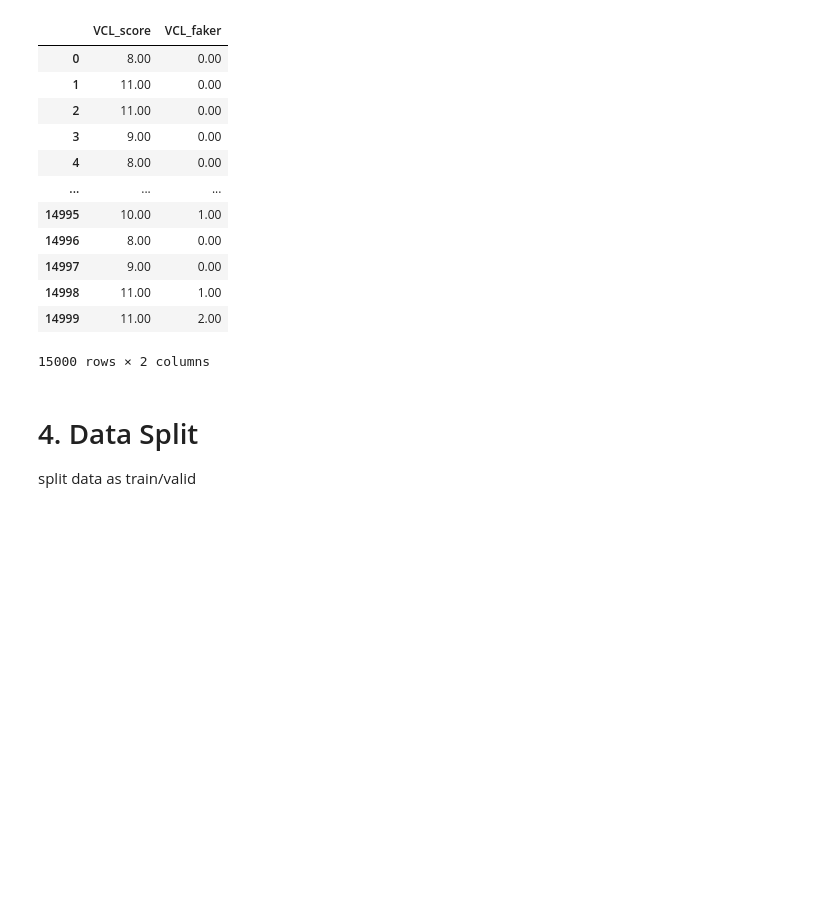
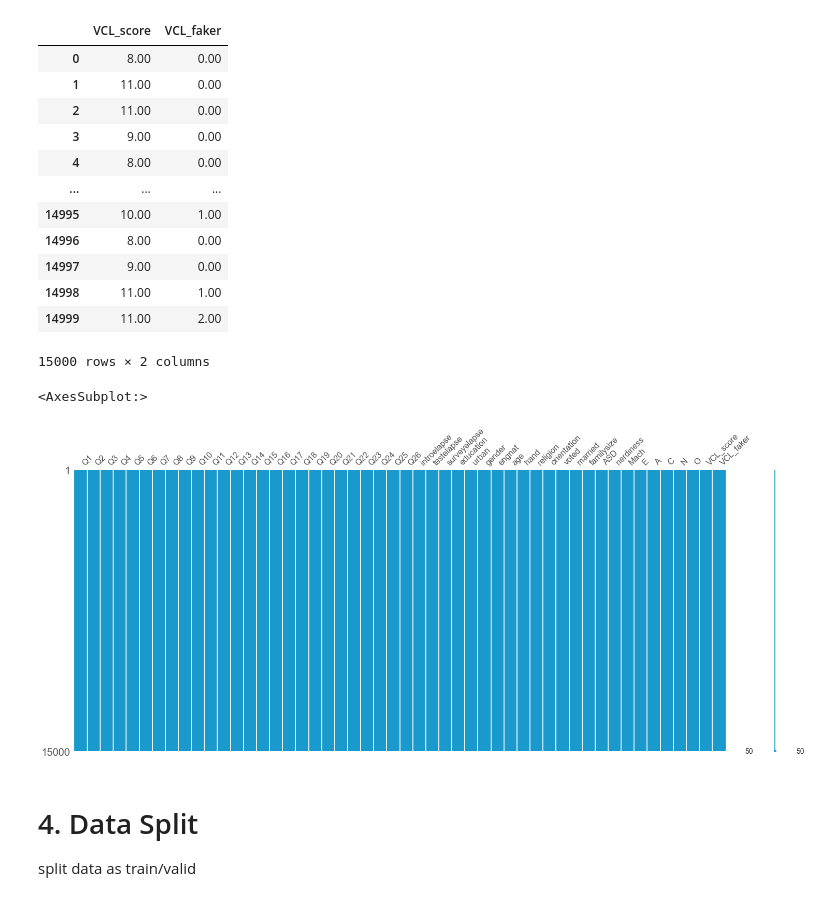
Before and after one commit to Bae-hong-seob/Dacon-SWuniversity-competition, a Jupyter notebook: Dolphin/base_pycaret.ipynb, the cells around one changed output. Saved outputs shown, nothing was run; the diff lists cells and outputs as text; code cells hidden in the pictures; blank space fills up the shorter version.

```diff
--- a/Dolphin/base_pycaret.ipynb
+++ b/Dolphin/base_pycaret.ipynb
@@ -366,6 +367,11 @@ processed_data[['VCL_score', 'VCL_faker']]
 | 14998 | 11.00 | 1.00 |
 | 14999 | 11.00 | 2.00 |
 15000 rows × 2 columns
+# %%
+msno.matrix(processed_data.iloc[:, :], color=(0.1, 0.6, 0.8))
+# %% [output]
+<AxesSubplot:>
+[figure, added]
 # %% [markdown]
 # 4. Data Split
 split data as train/valid
```
Also changed, not shown: parts of 25 cells of this notebook, 3 other files.
